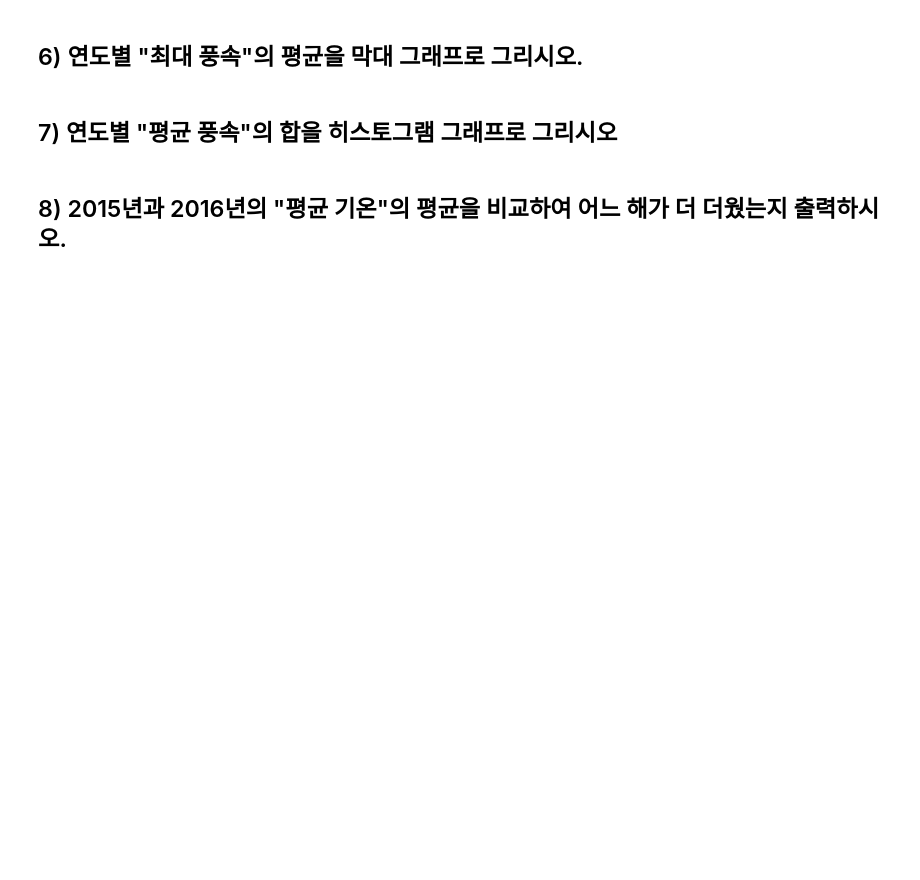
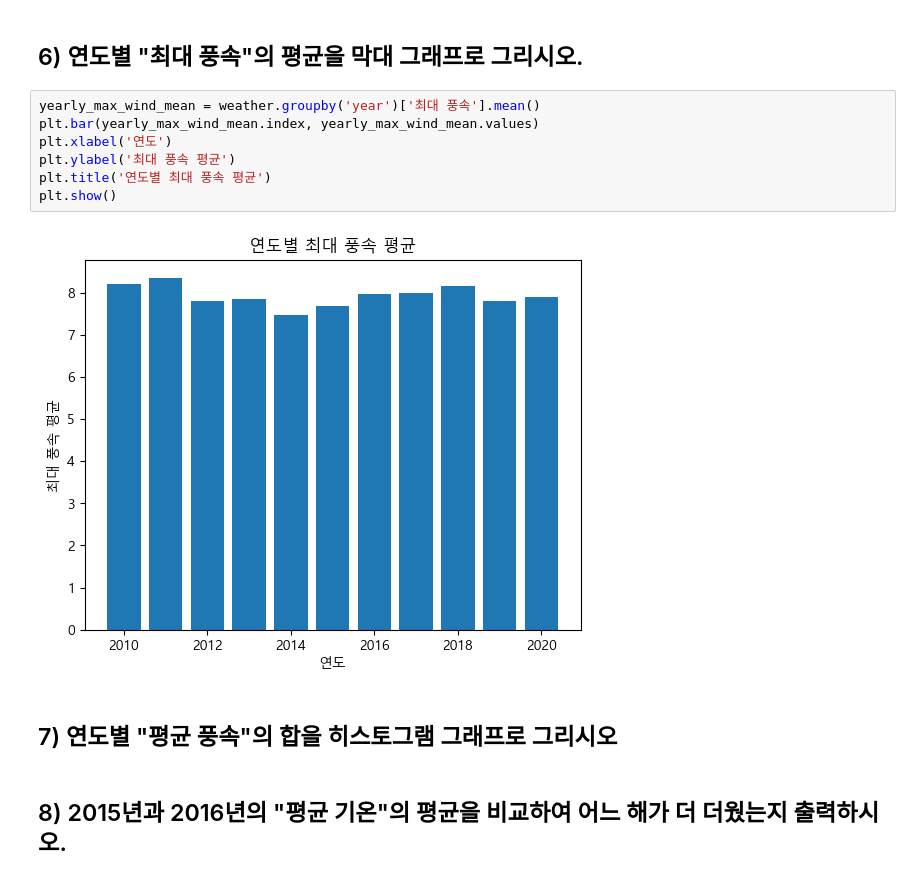
Before and after one commit to NaDongHwi/python_basic_3, a Jupyter notebook: time_series_class_5_9.ipynb, the cells around one changed output. Cells and saved outputs as stored; diff of their text form; blank space fills up the shorter version.

```diff
--- a/time_series_class_5_9.ipynb
+++ b/time_series_class_5_9.ipynb
@@ -311,5 +384,14 @@ Text(0, 0.5, '빈도수')
 # %% [markdown]
 ## 6) 연도별 "최대 풍속"의 평균을 막대 그래프로 그리시오.
+# %%
+yearly_max_wind_mean = weather.groupby('year')['최대 풍속'].mean()
+plt.bar(yearly_max_wind_mean.index, yearly_max_wind_mean.values)
+plt.xlabel('연도')
+plt.ylabel('최대 풍속 평균')
+plt.title('연도별 최대 풍속 평균')
+plt.show()
+# %% [output]
+[figure, added]
 # %% [markdown]
 ## 7) 연도별 "평균 풍속"의 합을 히스토그램 그래프로 그리시오
 # %% [markdown]
```
Also changed, not shown: parts of 27 cells of this notebook, 2 other files.
